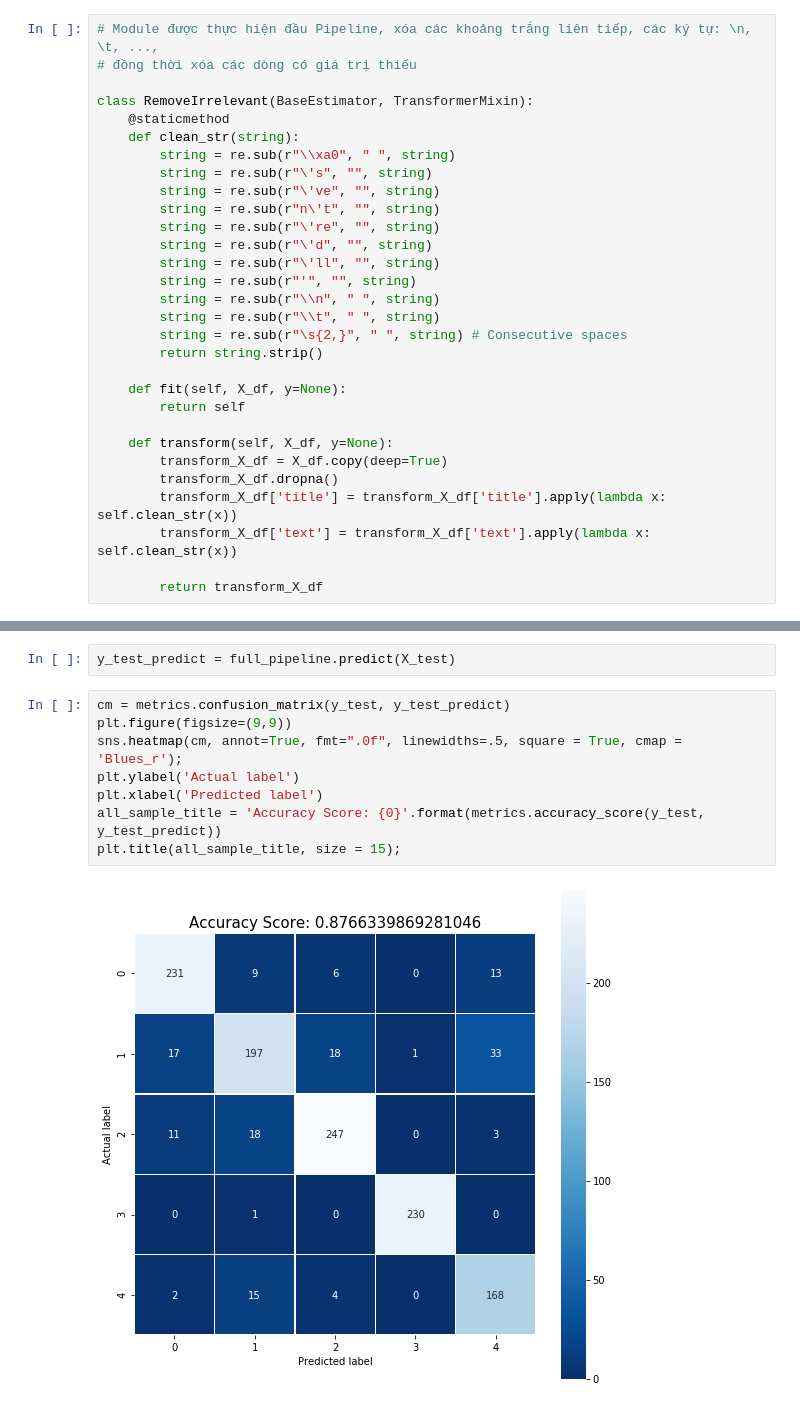
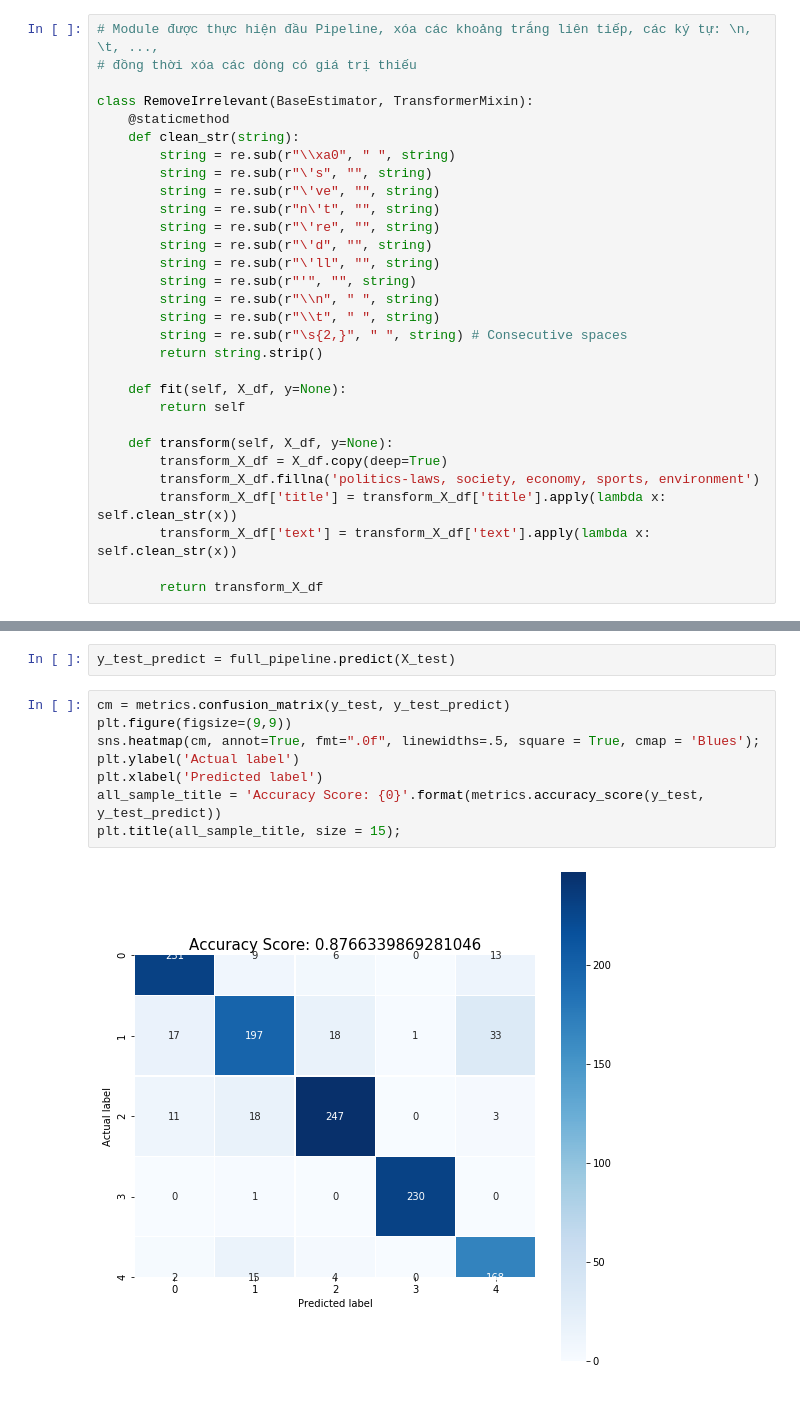
Before and after one commit to tuandoan998/DS_Final_Project, a Jupyter notebook: scripts/pipe_line.ipynb, the cells around one changed output, grey strips where cells are left out. Cells and saved outputs as stored; diff of their text form.

```diff
--- a/scripts/pipe_line.ipynb
+++ b/scripts/pipe_line.ipynb
@@ -220,7 +225,7 @@ class RemoveIrrelevant(BaseEstimator, TransformerMixin):
 
     def transform(self, X_df, y=None):
         transform_X_df = X_df.copy(deep=True)
-        transform_X_df.dropna()
+        transform_X_df.fillna('politics-laws, society, economy, sports, environment')
         transform_X_df['title'] = transform_X_df['title'].apply(lambda x: self.clean_str(x))
         transform_X_df['text'] = transform_X_df['text'].apply(lambda x: self.clean_str(x))
 
@@ -559,10 +575,10 @@ y_test_predict = full_pipeline.predict(X_test)
 # %%
 cm = metrics.confusion_matrix(y_test, y_test_predict)
 plt.figure(figsize=(9,9))
-sns.heatmap(cm, annot=True, fmt=".0f", linewidths=.5, square = True, cmap = 'Blues_r');
+sns.heatmap(cm, annot=True, fmt=".0f", linewidths=.5, square = True, cmap = 'Blues');
 plt.ylabel('Actual label')
 plt.xlabel('Predicted label')
 all_sample_title = 'Accuracy Score: {0}'.format(metrics.accuracy_score(y_test, y_test_predict))
 plt.title(all_sample_title, size = 15);
 # %% [output]
-[figure, old version]
+[figure, new version]
```
Also changed, not shown: parts of 6 cells of this notebook, 3 other files.
